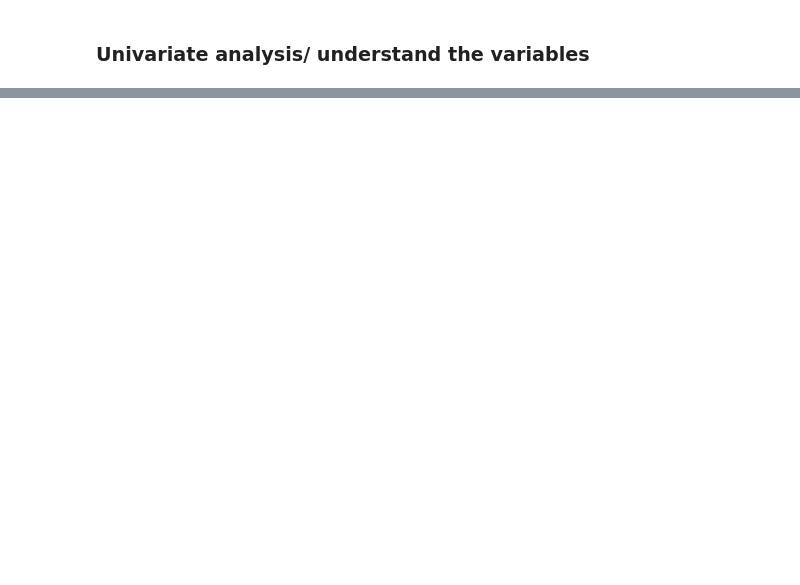
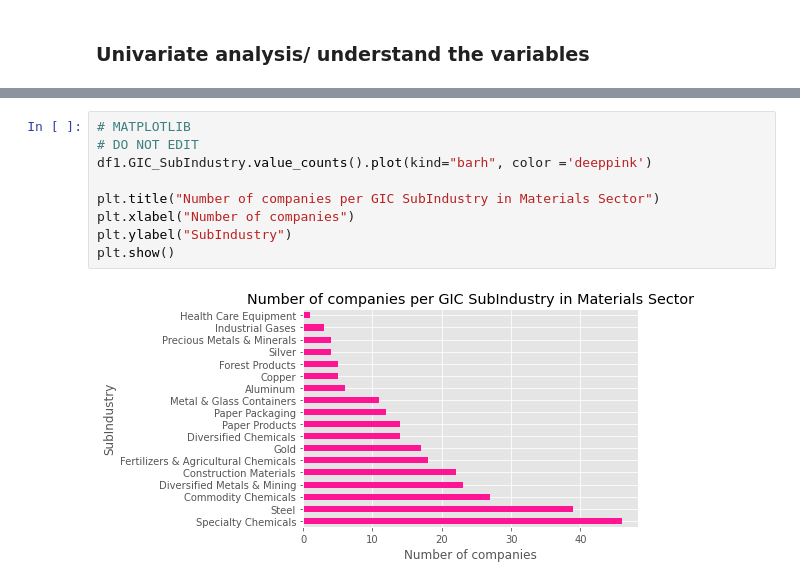
Before and after one commit to Jenkir/Materials-GICsector-EDA, a Jupyter notebook: Materials.ipynb, the cells around one changed output, grey strips where cells are left out. Drawn from its saved outputs; the diff is of its cells as text; blank space fills up the shorter version.

```diff
--- a/Materials.ipynb
+++ b/Materials.ipynb
@@ -245,0 +268,11 @@ kurtosis: 1.1190510830705693
+# %%
+# MATPLOTLIB
+# DO NOT EDIT
+df1.GIC_SubIndustry.value_counts().plot(kind="barh", color ='deeppink')
+
+plt.title("Number of companies per GIC SubIndustry in Materials Sector")
+plt.xlabel("Number of companies")
+plt.ylabel("SubIndustry")
+plt.show()
+# %% [output]
+[figure, added]
```
Also changed, not shown: parts of 40 cells of this notebook, 10 other files.
